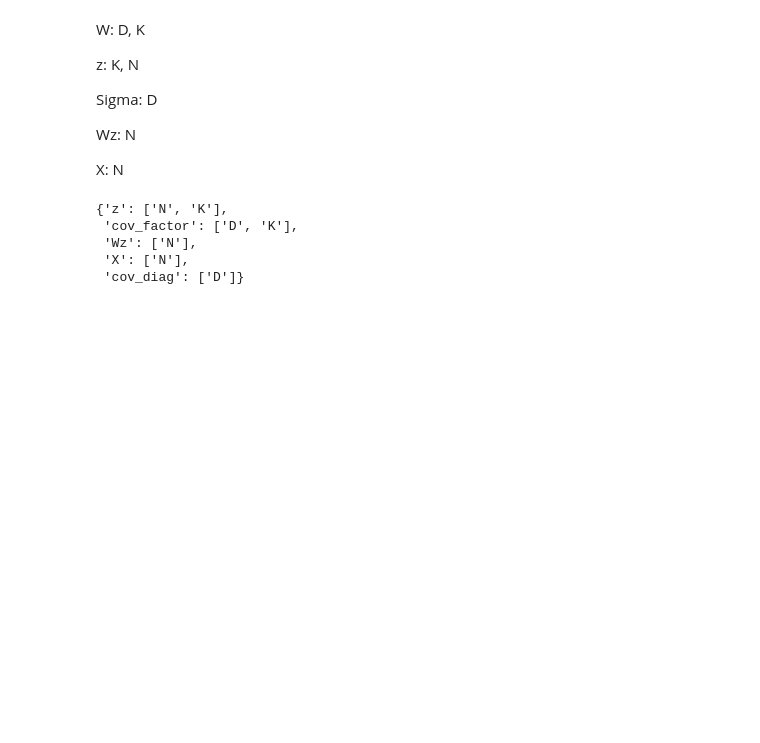
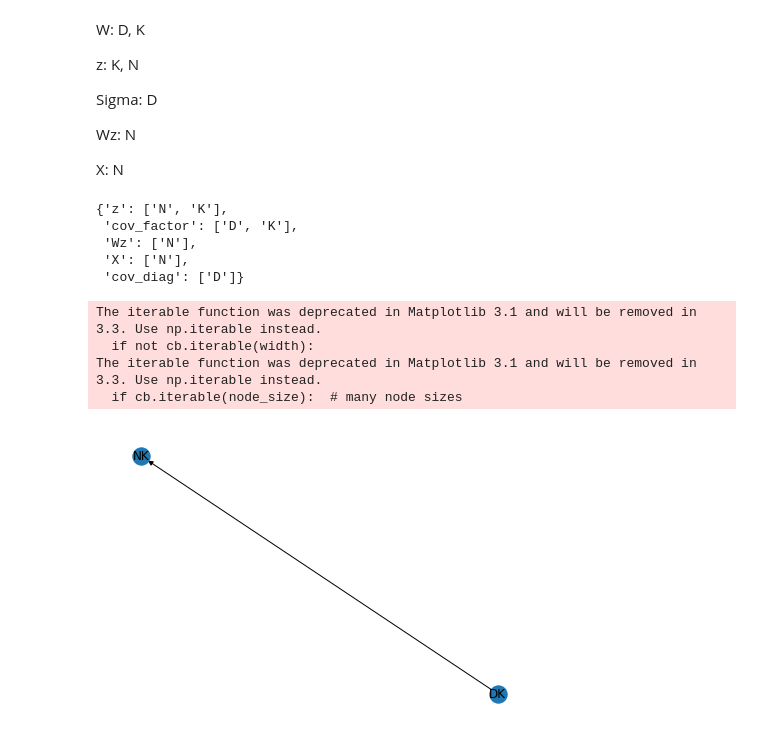
Before and after one commit to deoxyribose/experiments, a Jupyter notebook: Code generation from DAG.ipynb, the cells around one changed output. Saved outputs shown, nothing was run; the diff lists cells and outputs as text; code cells hidden in the pictures; blank space fills up the shorter version.

```diff
--- a/Code generation from DAG.ipynb
+++ b/Code generation from DAG.ipynb
@@ -132,3 +80,45 @@ nx.get_node_attributes(factor, 'plates')
  'Wz': ['N'],
  'X': ['N'],
  'cov_diag': ['D']}
+# %%
+def remove_nodes_keep_edges(G, nodes):
+    for node in nodes:
+        # connect orphaned children to grandparents
+        parents = [u for u,v in G.in_edges(node)]
+        children = [v for u,v in G.out_edges(node)]
+        G.add_edges_from([(u,v) for u,v in zip(parents,children)])
+        G.remove_node(node)
+# %%
+def make_plate_graph(DAG):
+    # make dependency graph of all plates
+    plate_graph = DAG.copy()
+    non_plated = [node for node in plate_graph.nodes if 'plates' not in plate_graph.nodes[node].keys()]
+    remove_nodes_keep_edges(plate_graph, non_plated)
+    for u,v in plate_graph.in_edges:
+        try:
+            if plate_graph.nodes[v]['plates'] == plate_graph.nodes[u]['plates']:
+                plate_graph = nx.algorithms.minors.contracted_nodes(plate_graph,u,v, self_loops=False)
+        except KeyError:
+            continue
+    plate_graph = nx.relabel_nodes(plate_graph, {node:''.join(plate_graph.nodes[node]['plates']) for node in plate_graph.nodes})
+
+    # merge the plates that can be merged
+    nodes_to_merge = []
+    for node in plate_graph.nodes:
+        node_to_remove = [other_node for other_node in plate_graph.nodes if node != other_node and (node.startswith(other_node))]
+        if node_to_remove:
+            nodes_to_merge.append((node, node_to_remove[0]))
+
+    for u,v in nodes_to_merge:
+        plate_graph = nx.algorithms.minors.contracted_nodes(plate_graph,u,v, self_loops=False)
+    return plate_graph
+# %%
+plate_graph = make_plate_graph(factor)
+# %%
+nx.draw(plate_graph, with_labels = True)
+# %% [output]
+The iterable function was deprecated in Matplotlib 3.1 and will be removed in 3.3. Use np.iterable instead.
+  if not cb.iterable(width):
+The iterable function was deprecated in Matplotlib 3.1 and will be removed in 3.3. Use np.iterable instead.
+  if cb.iterable(node_size):  # many node sizes
+[figure, added]
```
Also changed, not shown: parts of 59 cells of this notebook, 3 other files.
